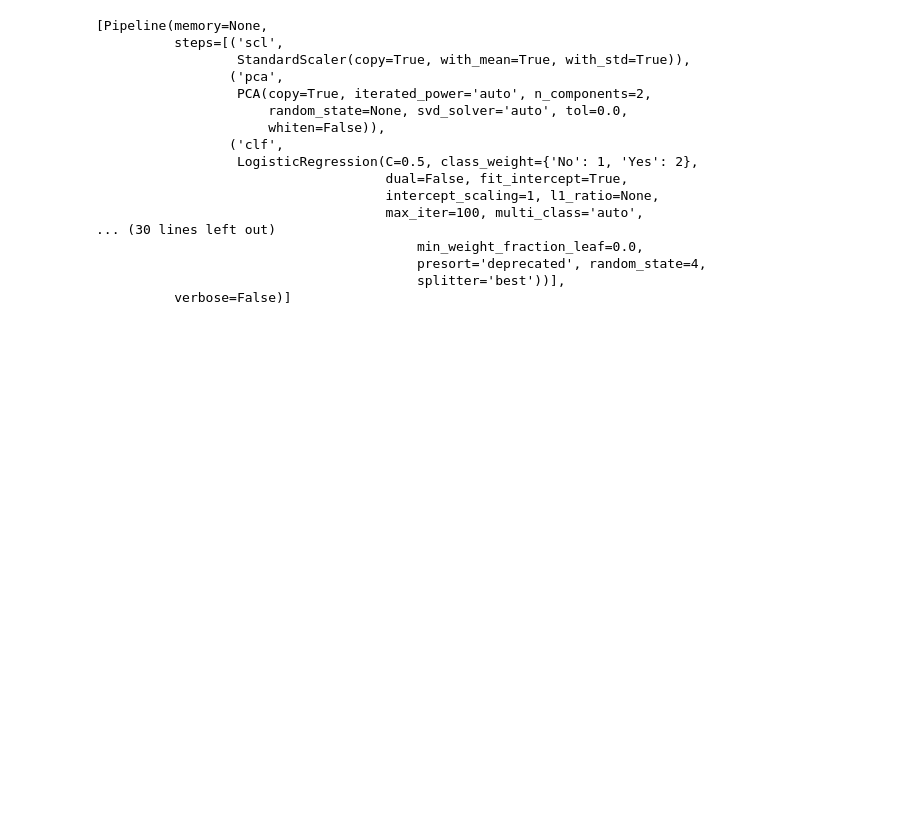
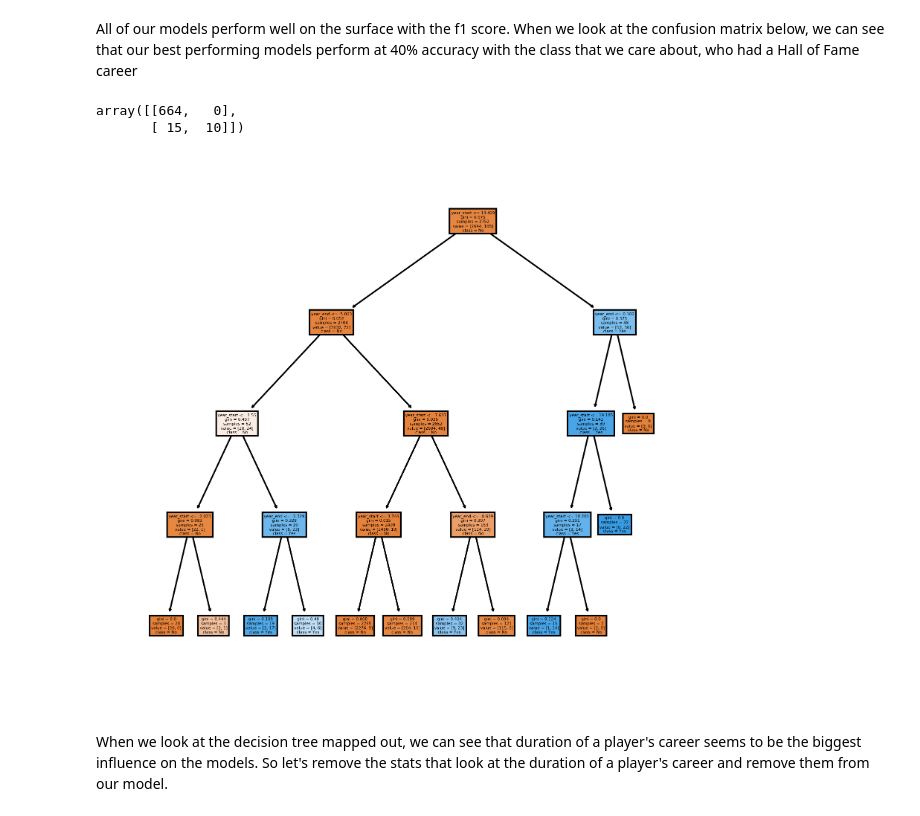
Before and after one commit to brendan-d-freeman/NBA-HoF-Prediction, a Jupyter notebook: NBA HOF Prediction.ipynb, the cells around one changed output. Saved outputs shown, nothing was run; the diff lists cells and outputs as text; code cells hidden in the pictures; blank space fills up the shorter version.

Commit message:
Cleaned up Notebook and Improved Predictions (Anomaly Detection)

```diff
--- a/NBA HOF Prediction.ipynb
+++ b/NBA HOF Prediction.ipynb
@@ -742,0 +214,6 @@ params = [
+# %%
+dataset_df['All Star Games'] = 0
+for row in rows:
+    if row.find_all("span", attrs={"class": "fn"}):
+        name = row.find("span", attrs={"class": "fn"}).string
+        dataset_df['All Star Games'][name] = row.contents[3].string
@@ -742,0 +229,4 @@ params = [
+# %%
+seasons_url = "https://www.basketball-reference.com/leagues/"
+seasons_page = requests.get(seasons_url)
+seasons_soup = bs4.BeautifulSoup(seasons_page.content, 'html.parser')
@@ -742,0 +318,5 @@ params = [
+# %%
+train_df = dataset_df[dataset_df['year_end'] < 2017]
+train_df['Hall of Fame']['Kevin Garnett'] = 'Yes'
+train_df['Hall of Fame']['Kobe Bryant'] = 'Yes'
+train_df['Hall of Fame']['Tim Duncan'] = 'Yes'
@@ -742,0 +327,21 @@ params = [
+# %%
+X = train_df.drop(['Hall of Fame'], axis=1)
+y = train_df['Hall of Fame']
+X_train, X_test, y_train, y_test = train_test_split(X, y, test_size=0.2, random_state=42)
+random_state = 4
+classifiers = [LogisticRegression(random_state=random_state),
+               SVC(random_state=random_state),
+               DecisionTreeClassifier(random_state=random_state)]
+params = [
+    {'clf__C':[0.25, 0.50, 0.75, 1.0],
+     'clf__class_weight': [None, 'balanced', {'Yes':2, 'No':1}, {'Yes':10, 'No':1}, {'Yes':100, 'No':1}, {'Yes':1000, 'No':1}]},
+
+    {'clf__kernel': ['poly', 'sigmoid'],
+     'clf__C': [0.01, 1, 100],
+     'clf__degree': [2,3,4,5],
+     'clf__gamma': [0.001, 0.01]},
+
+    {'clf__criterion':['gini','entropy'],
+     'clf__max_depth':[1,2,3,4],
+     'clf__min_impurity_decrease':[0, 0.25, 0.50, 0.75]}
+]
@@ -777,20 +384,14 @@ Test Accuracy: 0.9720812182741116
-# %%
-best_clfs
-# %% [output]
-[Pipeline(memory=None,
-          steps=[('scl',
-                  StandardScaler(copy=True, with_mean=True, with_std=True)),
-                 ('pca',
-                  PCA(copy=True, iterated_power='auto', n_components=2,
-                      random_state=None, svd_solver='auto', tol=0.0,
-                      whiten=False)),
-                 ('clf',
-                  LogisticRegression(C=0.5, class_weight={'No': 1, 'Yes': 2},
-                                     dual=False, fit_intercept=True,
-                                     intercept_scaling=1, l1_ratio=None,
-                                     max_iter=100, multi_class='auto',
-... (30 lines left out)
-                                         min_weight_fraction_leaf=0.0,
-                                         presort='deprecated', random_state=4,
-                                         splitter='best'))],
-          verbose=False)]
+# %% [markdown]
+All of our models perform well on the surface with the f1 score. When we look at the confusion matrix below, we can see that our best performing models perform at 40% accuracy with the class that we care about, who had a Hall of Fame career
+# %%
+confusion_matrix(y_test, best_clfs[1].predict(X_test))
+# %% [output]
+array([[664,   0],
+       [ 15,  10]])
+# %%
+fig, axes = plt.subplots(nrows = 1,ncols = 1,figsize = (6,6), dpi=300)
+plot_tree(best_clfs[2].steps[2][1], feature_names=X_test.columns, class_names=y_test.unique(), filled=True);
+# %% [output]
+[figure, added]
+# %% [markdown]
+When we look at the decision tree mapped out, we can see that duration of a player's career seems to be the biggest influence on the models. So let's remove the stats that look at the duration of a player's career and remove them from our model.
```
Also changed, not shown: parts of 147 cells of this notebook.
